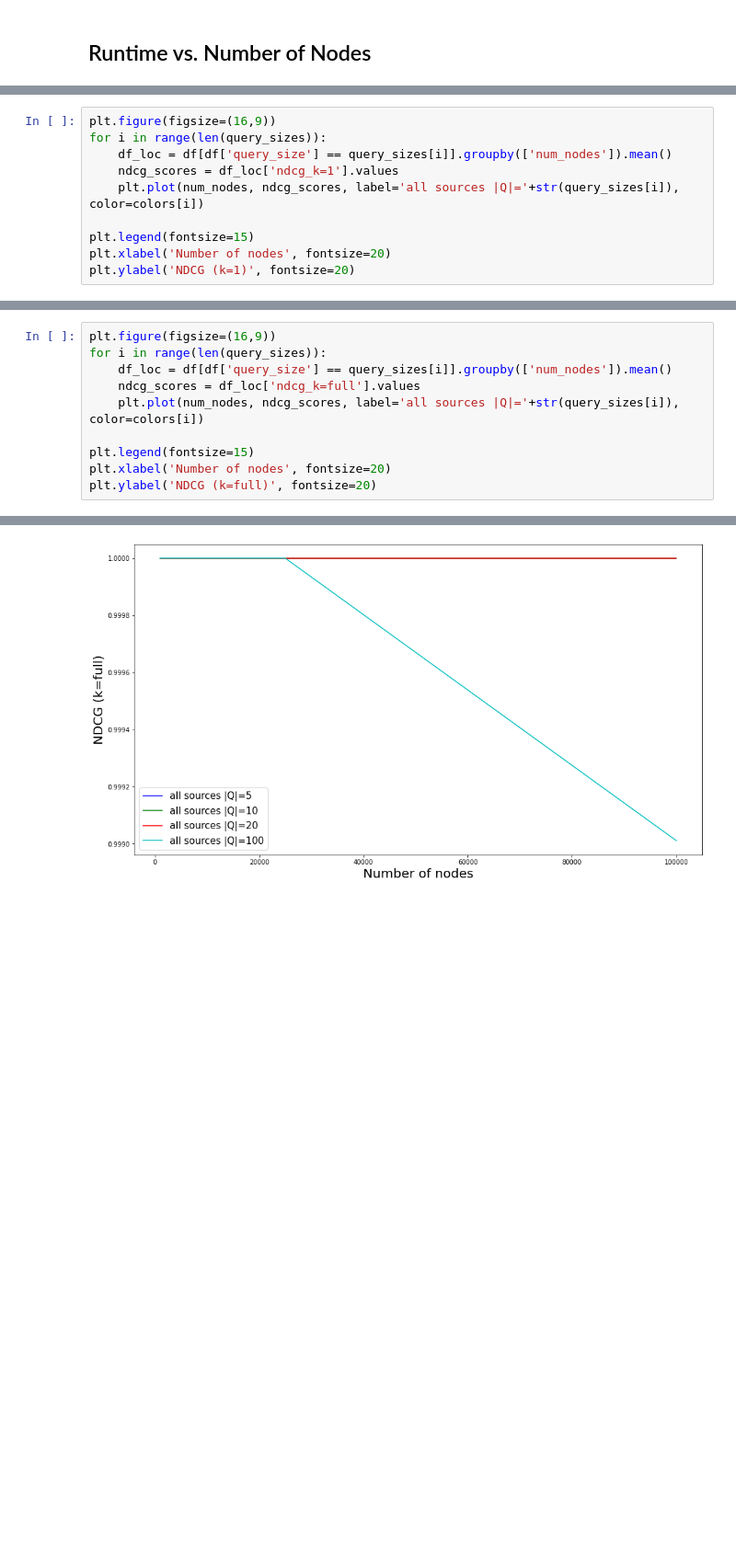
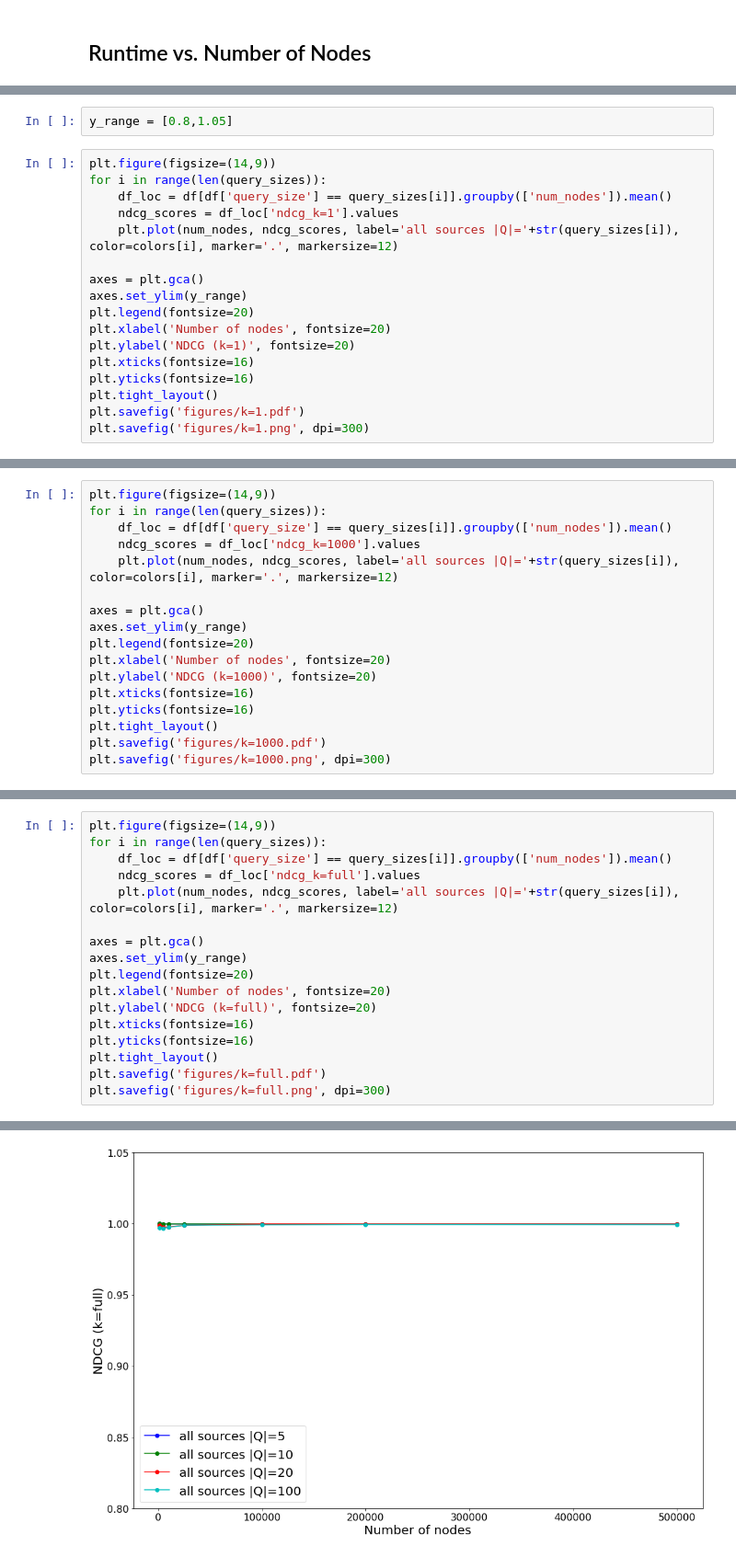
Before and after one commit to leventidis/ppr_kg, a Jupyter notebook: ppr_from_single_source_evaluation.ipynb, the cells around one changed output, grey strips where cells are left out. Shown at 92% size. Cells and saved outputs as stored; diff of their text form; blank space fills up the shorter version.

```diff
--- a/ppr_from_single_source_evaluation.ipynb
+++ b/ppr_from_single_source_evaluation.ipynb
@@ -125,11 +134,20 @@ Text(0, 0.5, 'Average runtime (s)')
+# %%
+y_range = [0.8,1.05]
 # %%
-plt.figure(figsize=(16,9))
+plt.figure(figsize=(14,9))
 for i in range(len(query_sizes)):
     df_loc = df[df['query_size'] == query_sizes[i]].groupby(['num_nodes']).mean()
     ndcg_scores = df_loc['ndcg_k=1'].values
-    plt.plot(num_nodes, ndcg_scores, label='all sources |Q|='+str(query_sizes[i]), color=colors[i])
+    plt.plot(num_nodes, ndcg_scores, label='all sources |Q|='+str(query_sizes[i]), color=colors[i], marker='.', markersize=12)
 
-plt.legend(fontsize=15)
+axes = plt.gca()
+axes.set_ylim(y_range)
+plt.legend(fontsize=20)
 plt.xlabel('Number of nodes', fontsize=20)
 plt.ylabel('NDCG (k=1)', fontsize=20)
+plt.xticks(fontsize=16)
+plt.yticks(fontsize=16)
+plt.tight_layout()
+plt.savefig('figures/k=1.pdf')
+plt.savefig('figures/k=1.png', dpi=300)
 # %% [output]
@@ -137,0 +193,17 @@ Text(0, 0.5, 'NDCG (k=1)')
+# %%
+plt.figure(figsize=(14,9))
+for i in range(len(query_sizes)):
+    df_loc = df[df['query_size'] == query_sizes[i]].groupby(['num_nodes']).mean()
+    ndcg_scores = df_loc['ndcg_k=1000'].values
+    plt.plot(num_nodes, ndcg_scores, label='all sources |Q|='+str(query_sizes[i]), color=colors[i], marker='.', markersize=12)
+
+axes = plt.gca()
+axes.set_ylim(y_range)
+plt.legend(fontsize=20)
+plt.xlabel('Number of nodes', fontsize=20)
+plt.ylabel('NDCG (k=1000)', fontsize=20)
+plt.xticks(fontsize=16)
+plt.yticks(fontsize=16)
+plt.tight_layout()
+plt.savefig('figures/k=1000.pdf')
+plt.savefig('figures/k=1000.png', dpi=300)
@@ -138,11 +212,18 @@ Text(0, 0.5, 'NDCG (k=1)')
 # %%
-plt.figure(figsize=(16,9))
+plt.figure(figsize=(14,9))
 for i in range(len(query_sizes)):
     df_loc = df[df['query_size'] == query_sizes[i]].groupby(['num_nodes']).mean()
     ndcg_scores = df_loc['ndcg_k=full'].values
-    plt.plot(num_nodes, ndcg_scores, label='all sources |Q|='+str(query_sizes[i]), color=colors[i])
+    plt.plot(num_nodes, ndcg_scores, label='all sources |Q|='+str(query_sizes[i]), color=colors[i], marker='.', markersize=12)
 
-plt.legend(fontsize=15)
+axes = plt.gca()
+axes.set_ylim(y_range)
+plt.legend(fontsize=20)
 plt.xlabel('Number of nodes', fontsize=20)
 plt.ylabel('NDCG (k=full)', fontsize=20)
+plt.xticks(fontsize=16)
+plt.yticks(fontsize=16)
+plt.tight_layout()
+plt.savefig('figures/k=full.pdf')
+plt.savefig('figures/k=full.png', dpi=300)
 # %% [output]
@@ -150 +230 @@ Text(0, 0.5, 'NDCG (k=full)')
-[figure, old version]
+[figure, new version]
```
Also changed, not shown: parts of 11 cells of this notebook, 23 other files.
